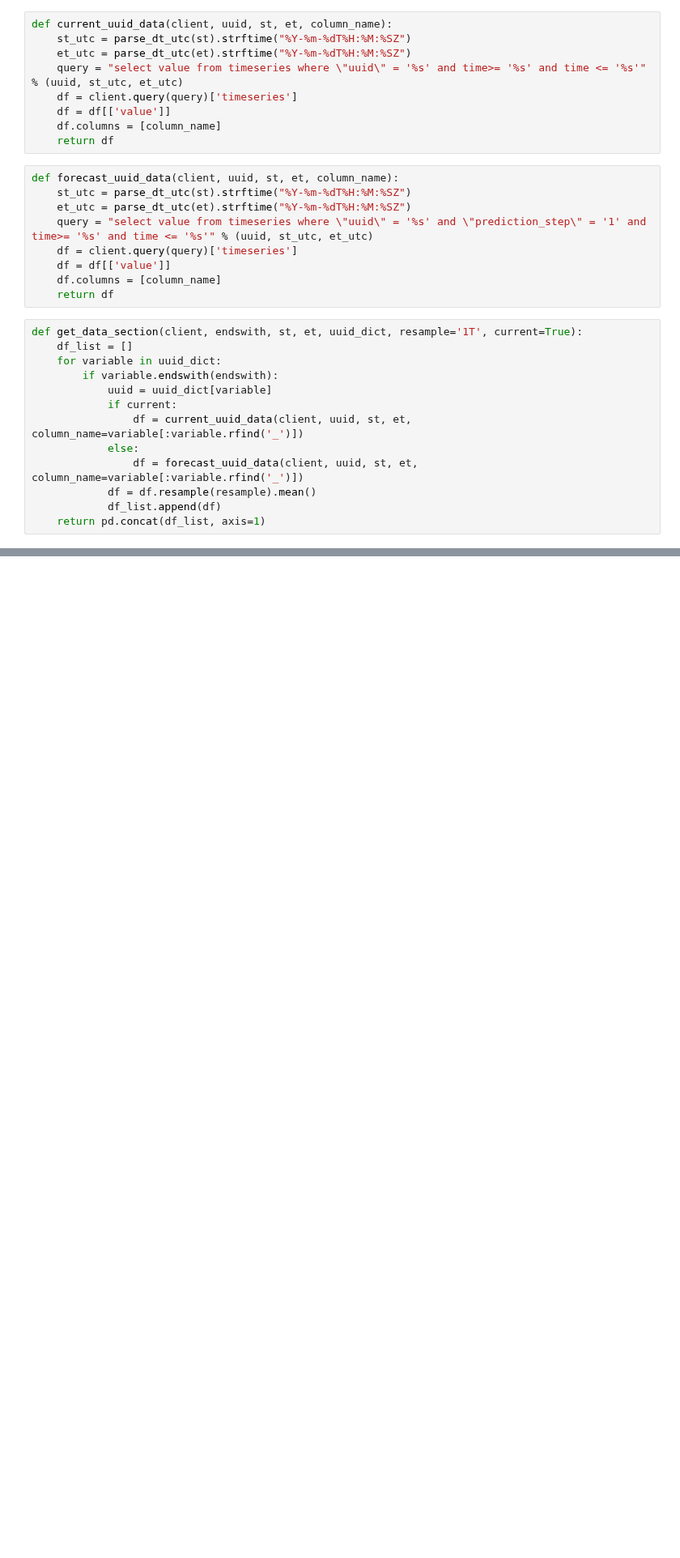
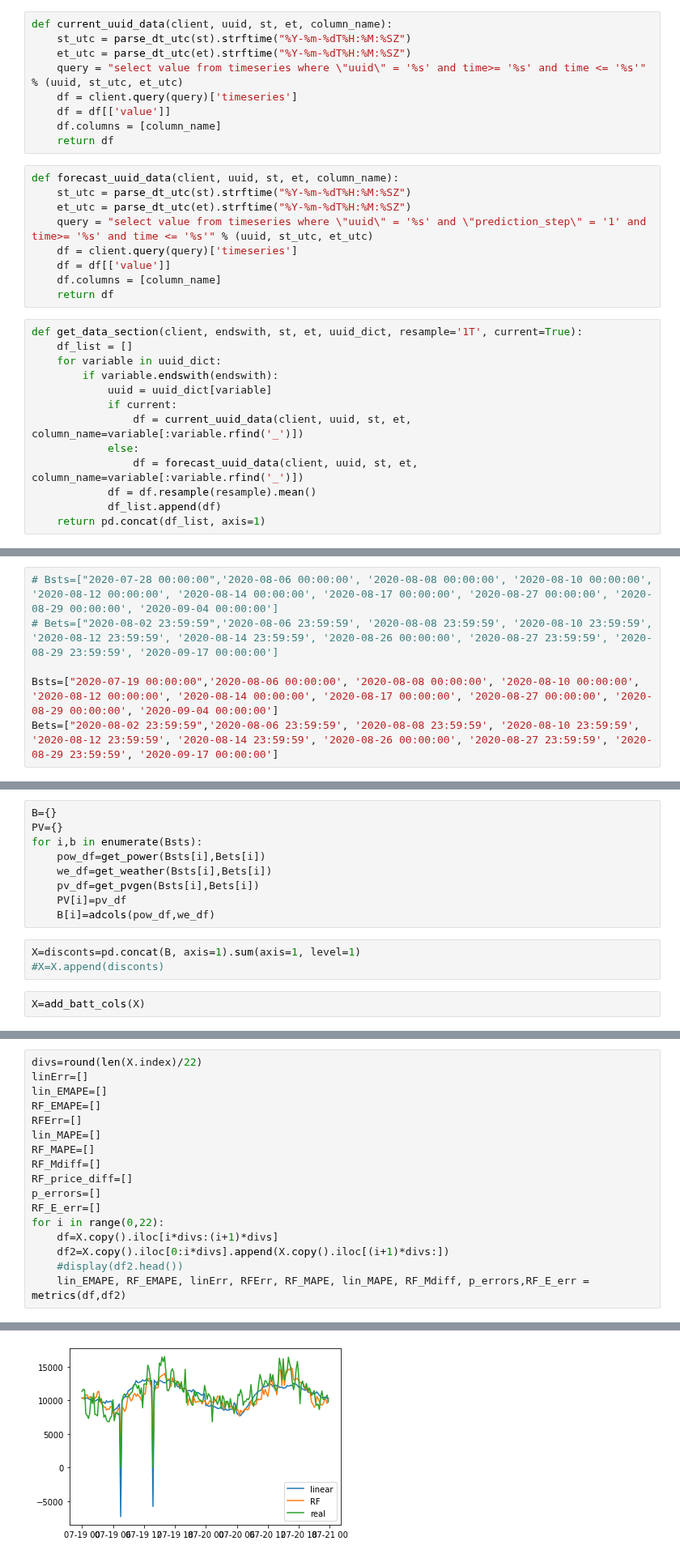
Before and after one commit to LBNL-ETA/SolarPlus-Optimizer, a Jupyter notebook: data_analysis/get_baseline.ipynb, the cells around one changed output, grey strips where cells are left out. Shown at 81% size. Saved outputs shown, nothing was run; the diff lists cells and outputs as text; blank space fills up the shorter version.

```diff
--- a/data_analysis/get_baseline.ipynb
+++ b/data_analysis/get_baseline.ipynb
@@ -344,0 +339,6 @@ Freq: 30T, dtype: float64
+# %%
+# Bsts=["2020-07-28 00:00:00",'2020-08-06 00:00:00', '2020-08-08 00:00:00', '2020-08-10 00:00:00', '2020-08-12 00:00:00', '2020-08-14 00:00:00', '2020-08-17 00:00:00', '2020-08-27 00:00:00', '2020-08-29 00:00:00', '2020-09-04 00:00:00']
+# Bets=["2020-08-02 23:59:59",'2020-08-06 23:59:59', '2020-08-08 23:59:59', '2020-08-10 23:59:59', '2020-08-12 23:59:59', '2020-08-14 23:59:59', '2020-08-26 00:00:00', '2020-08-27 23:59:59', '2020-08-29 23:59:59', '2020-09-17 00:00:00']
+
+Bsts=["2020-07-19 00:00:00",'2020-08-06 00:00:00', '2020-08-08 00:00:00', '2020-08-10 00:00:00', '2020-08-12 00:00:00', '2020-08-14 00:00:00', '2020-08-17 00:00:00', '2020-08-27 00:00:00', '2020-08-29 00:00:00', '2020-09-04 00:00:00']
+Bets=["2020-08-02 23:59:59",'2020-08-06 23:59:59', '2020-08-08 23:59:59', '2020-08-10 23:59:59', '2020-08-12 23:59:59', '2020-08-14 23:59:59', '2020-08-26 00:00:00', '2020-08-27 23:59:59', '2020-08-29 23:59:59', '2020-09-17 00:00:00']
@@ -344,0 +352,14 @@ Freq: 30T, dtype: float64
+# %%
+B={}
+PV={}
+for i,b in enumerate(Bsts):
+    pow_df=get_power(Bsts[i],Bets[i])
+    we_df=get_weather(Bsts[i],Bets[i])
+    pv_df=get_pvgen(Bsts[i],Bets[i])
+    PV[i]=pv_df
+    B[i]=adcols(pow_df,we_df)
+# %%
+X=disconts=pd.concat(B, axis=1).sum(axis=1, level=1)
+#X=X.append(disconts)
+# %%
+X=add_batt_cols(X)
@@ -344,0 +412,18 @@ Freq: 30T, dtype: float64
+# %%
+divs=round(len(X.index)/22)
+linErr=[]
+lin_EMAPE=[]
+RF_EMAPE=[]
+RFErr=[]
+lin_MAPE=[]
+RF_MAPE=[]
+RF_Mdiff=[]
+RF_price_diff=[]
+p_errors=[]
+RF_E_err=[]
+for i in range(0,22):
+    df=X.copy().iloc[i*divs:(i+1)*divs]
+    df2=X.copy().iloc[0:i*divs].append(X.copy().iloc[(i+1)*divs:])
+    #display(df2.head())
+    lin_EMAPE, RF_EMAPE, linErr, RFErr, RF_MAPE, lin_MAPE, RF_Mdiff, p_errors,RF_E_err = metrics(df,df2)
+# %% [output]
@@ -344,0 +432 @@ Freq: 30T, dtype: float64
+[figure, added]
```
Also changed, not shown: parts of 130 cells of this notebook.
